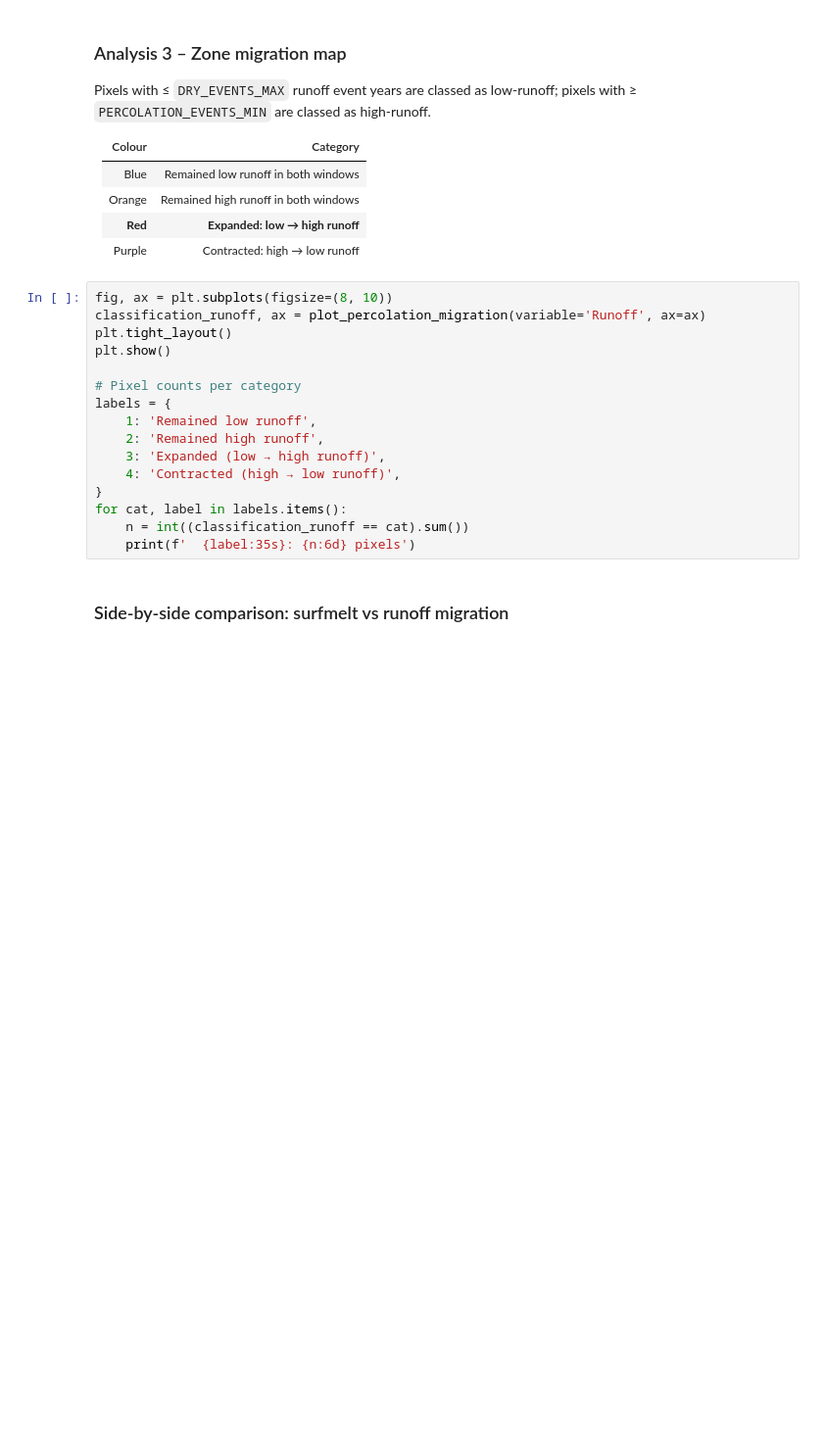
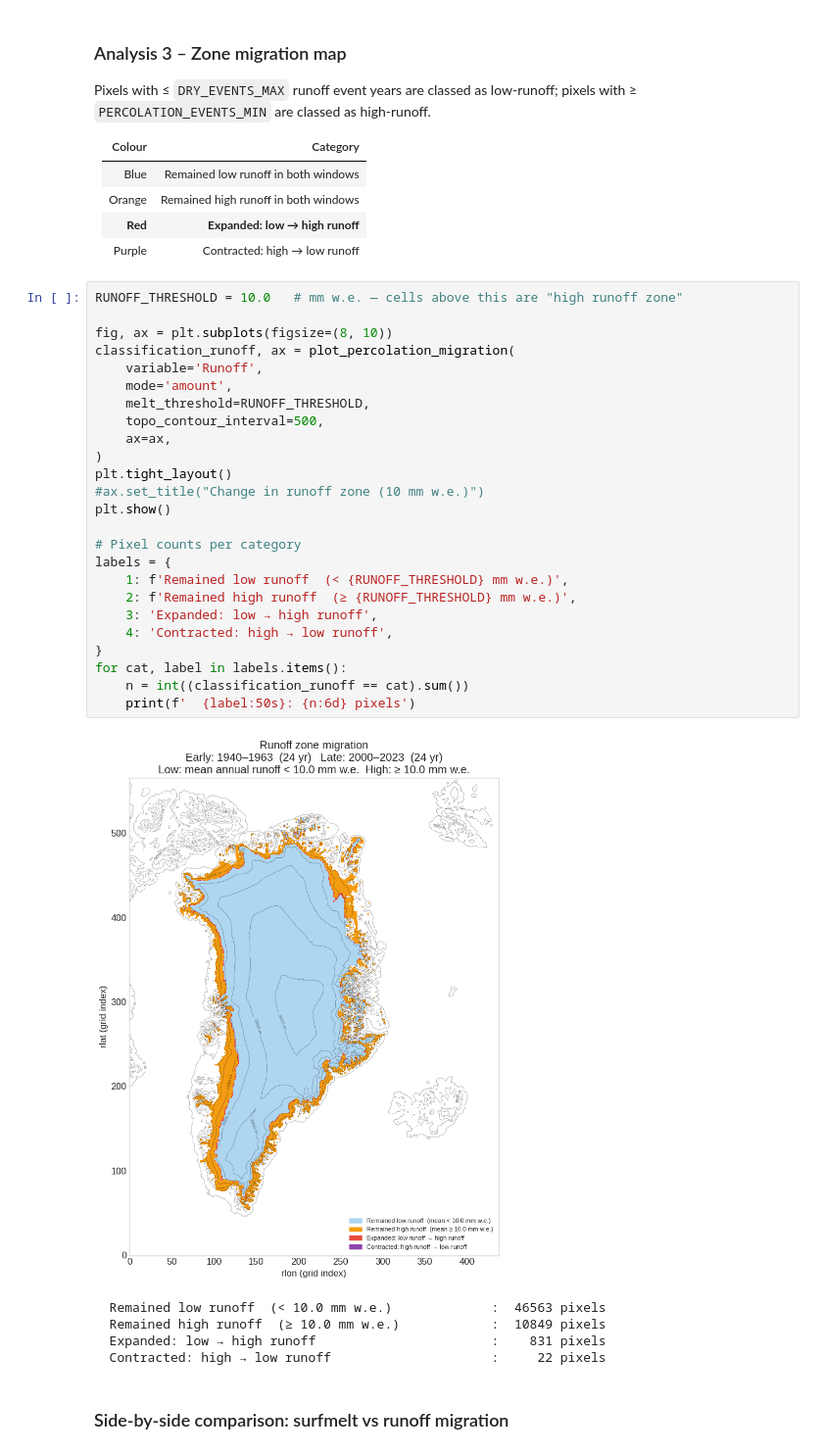
Before and after one commit to IMAU-ice-and-climate/IMAU-FDM, a Jupyter notebook: research/percolation_zone_research.ipynb, the cells around one changed output. Shown at 98% size. Saved outputs shown, nothing was run; the diff lists cells and outputs as text; blank space fills up the shorter version.

Commit message:
continuing to visualize runoff and surface melt changes

```diff
--- a/research/percolation_zone_research.ipynb
+++ b/research/percolation_zone_research.ipynb
@@ -202,21 +269,36 @@ pixels with ≥ `PERCOLATION_EVENTS_MIN` are classed as high-runoff.
 | **Red** | **Expanded: low → high runoff** |
 | Purple | Contracted: high → low runoff |
 # %%
+RUNOFF_THRESHOLD = 10.0   # mm w.e. — cells above this are "high runoff zone"
+
 fig, ax = plt.subplots(figsize=(8, 10))
-classification_runoff, ax = plot_percolation_migration(variable='Runoff', ax=ax)
+classification_runoff, ax = plot_percolation_migration(
+    variable='Runoff',
+    mode='amount',
+    melt_threshold=RUNOFF_THRESHOLD,
+    topo_contour_interval=500,
+    ax=ax,
+)
 plt.tight_layout()
+#ax.set_title("Change in runoff zone (10 mm w.e.)")
 plt.show()
 
 # Pixel counts per category
 labels = {
-    1: 'Remained low runoff',
-    2: 'Remained high runoff',
-    3: 'Expanded (low → high runoff)',
-    4: 'Contracted (high → low runoff)',
+    1: f'Remained low runoff  (< {RUNOFF_THRESHOLD} mm w.e.)',
+    2: f'Remained high runoff  (≥ {RUNOFF_THRESHOLD} mm w.e.)',
+    3: 'Expanded: low → high runoff',
+    4: 'Contracted: high → low runoff',
 }
 for cat, label in labels.items():
     n = int((classification_runoff == cat).sum())
-    print(f'  {label:35s}: {n:6d} pixels')
+    print(f'  {label:50s}: {n:6d} pixels')
+# %% [output]
+[figure, added]
+  Remained low runoff  (< 10.0 mm w.e.)             :  46563 pixels
+  Remained high runoff  (≥ 10.0 mm w.e.)            :  10849 pixels
+  Expanded: low → high runoff                       :    831 pixels
+  Contracted: high → low runoff                     :     22 pixels
 # %% [markdown]
 ### Side-by-side comparison: surfmelt vs runoff migration
 # %%
```
Also changed, not shown: parts of 36 cells of this notebook, 15 other files.
